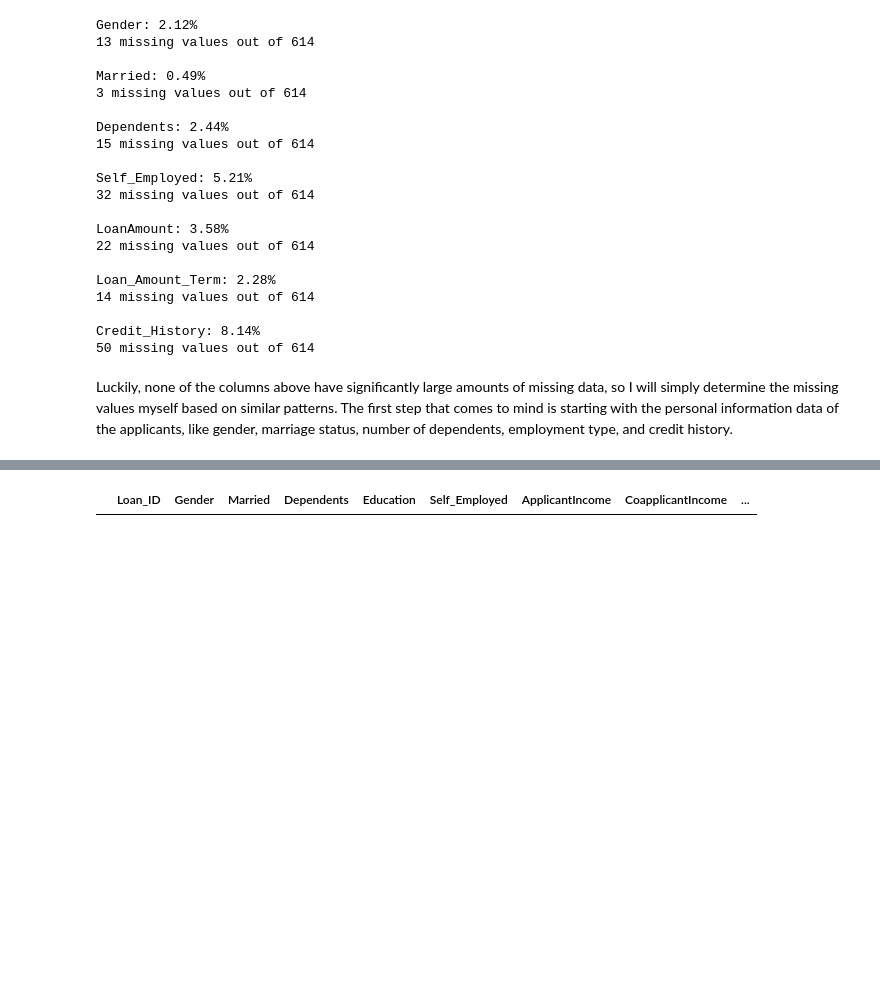
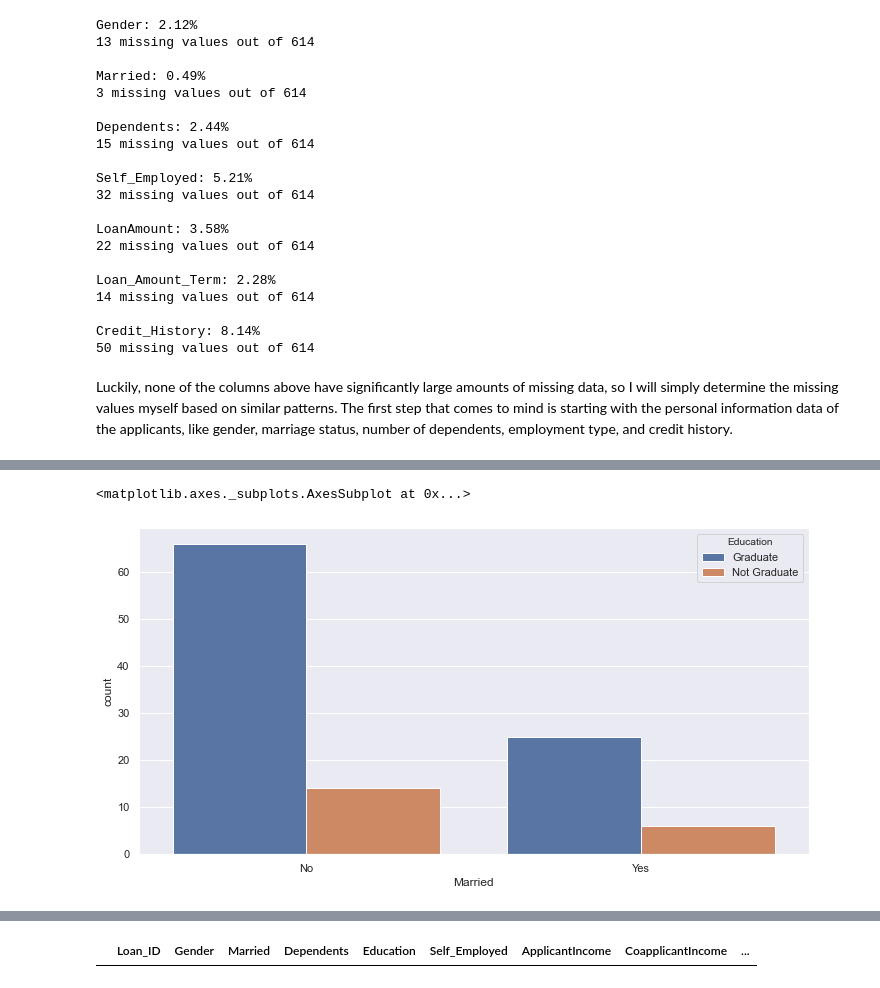
Before and after one commit to imeugeneco/chonggakkimchi, a Jupyter notebook: loan-prediction/Untitled.ipynb, the cells around one changed output, grey strips where cells are left out. Cells and saved outputs as stored; diff of their text form; code cells hidden in the pictures; blank space fills up the shorter version.

```diff
--- a/loan-prediction/Untitled.ipynb
+++ b/loan-prediction/Untitled.ipynb
@@ -116,0 +132,3 @@ Luckily, none of the columns above have significantly large amounts of missing d
+# %%
+females = ntrain[ntrain.Gender=='Female']
+males = ntrain[ntrain.Gender=='Male']
@@ -116,0 +186,5 @@ Luckily, none of the columns above have significantly large amounts of missing d
+# %%
+sns.countplot(data=females, x='Married', hue='Education')
+# %% [output]
+<matplotlib.axes._subplots.AxesSubplot at 0x...>
+[figure, added]
```
Also changed, not shown: parts of 25 cells of this notebook.
